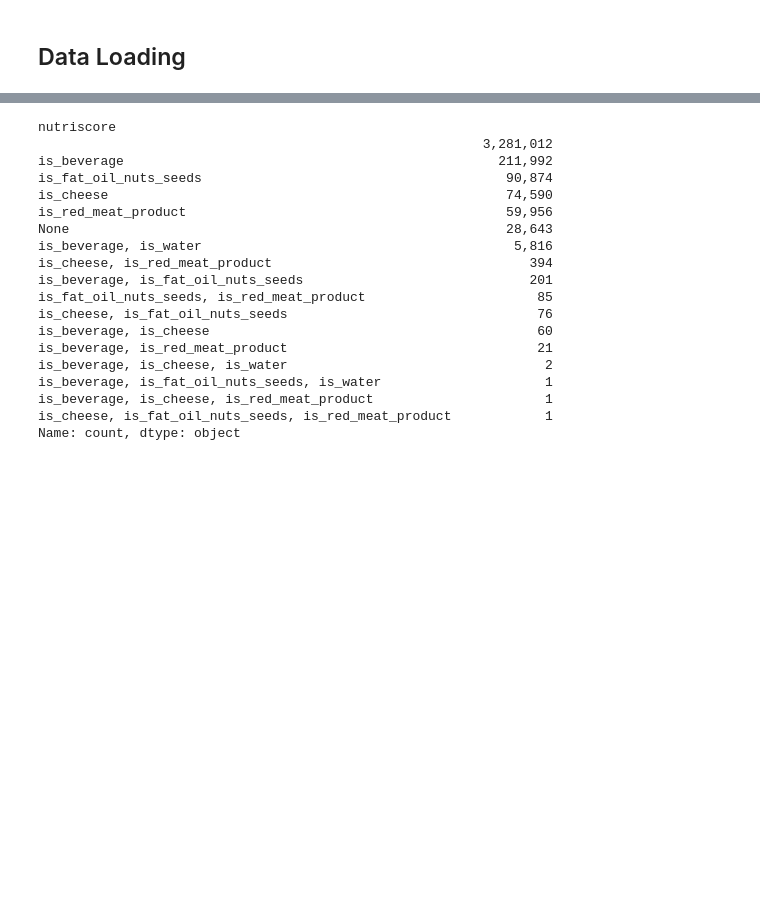
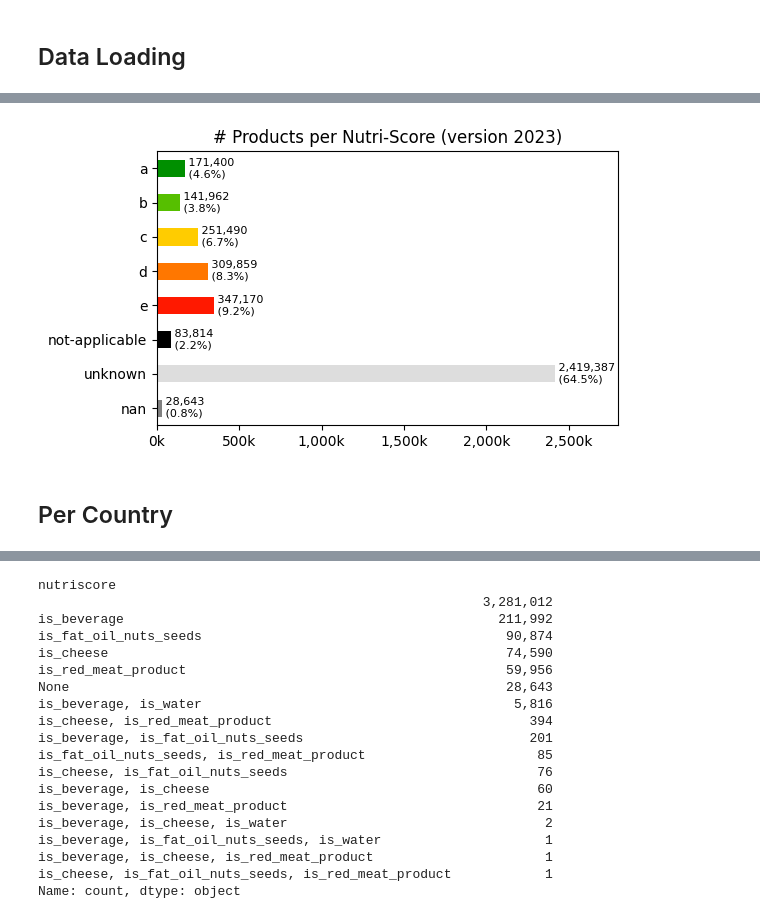
Before and after one commit to goerlitz/openfoodfacts-data-analysis, a Jupyter notebook: notebooks/30_nutriscore_analysis.ipynb, the cells around one changed output, grey strips where cells are left out. Saved outputs shown, nothing was run; the diff lists cells and outputs as text; code cells hidden in the pictures; blank space fills up the shorter version.

```diff
--- a/notebooks/30_nutriscore_analysis.ipynb
+++ b/notebooks/30_nutriscore_analysis.ipynb
@@ -187,0 +254,26 @@ Name: count, dtype: object
+# %%
+nutricol = {
+    'dark_green':  '#008f00',  # C=100, M=25, Y=100
+    'lime_green':  '#56bf00',  # C=55,  M=25, Y=100
+    'yellow':      '#FFCC00',  # M=20,  Y=100
+    # 'orange':      '#FF6600',  # M=60,  Y=100
+    'orange':      '#FF7700',
+    'red':         '#FF1900',  # M=90,  Y=100
+}
+
+fullcol = [*nutricol.values(), 'black', '#ddd', 'grey']
+# %%
+ax = df.grade2023.value_counts(dropna=False).sort_index().plot.barh(color=fullcol, figsize=(6, 3.5))
+ax.xaxis.set_major_formatter(lambda x, pos: f'{int(x/1000):,}k')
+ax.invert_yaxis()
+ax.set_ylabel(None)
+
+annotate_hbars(ax, len(df))
+plt.xlim(0, 2.8e6)
+
+plt.title('# Products per Nutri-Score (version 2023)')
+plt.tight_layout()
+# %% [output]
+[figure, added]
+# %% [markdown]
+## Per Country
```
Also changed, not shown: parts of 50 cells of this notebook.
